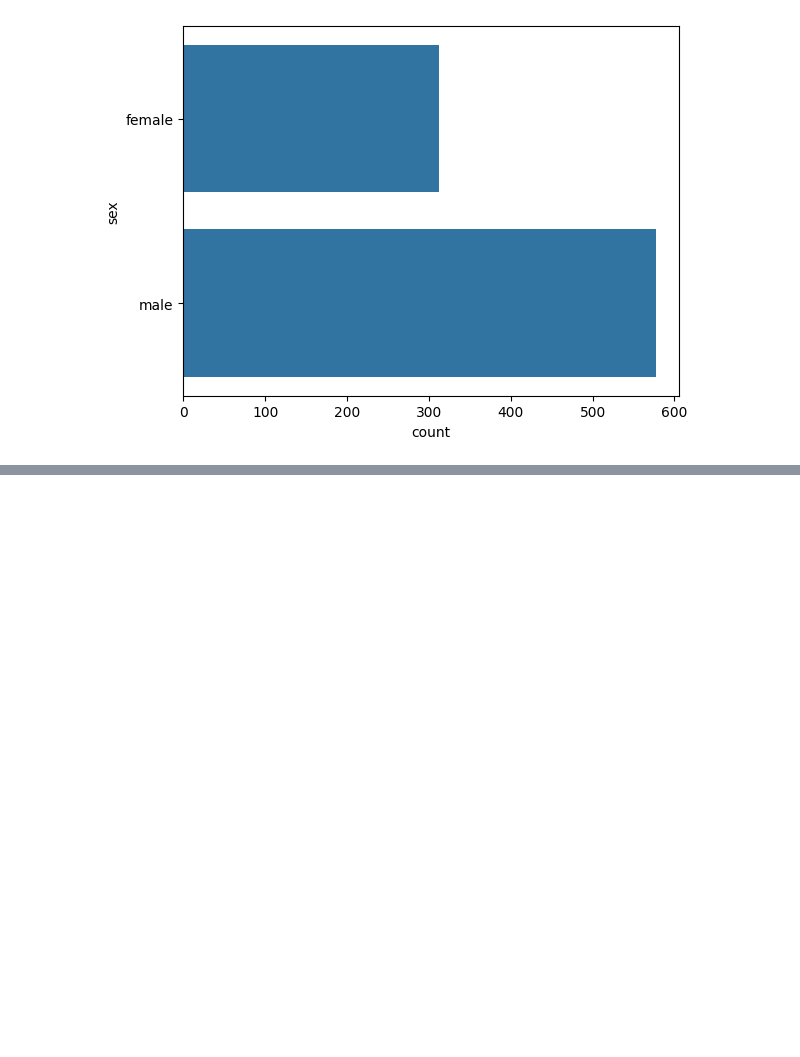
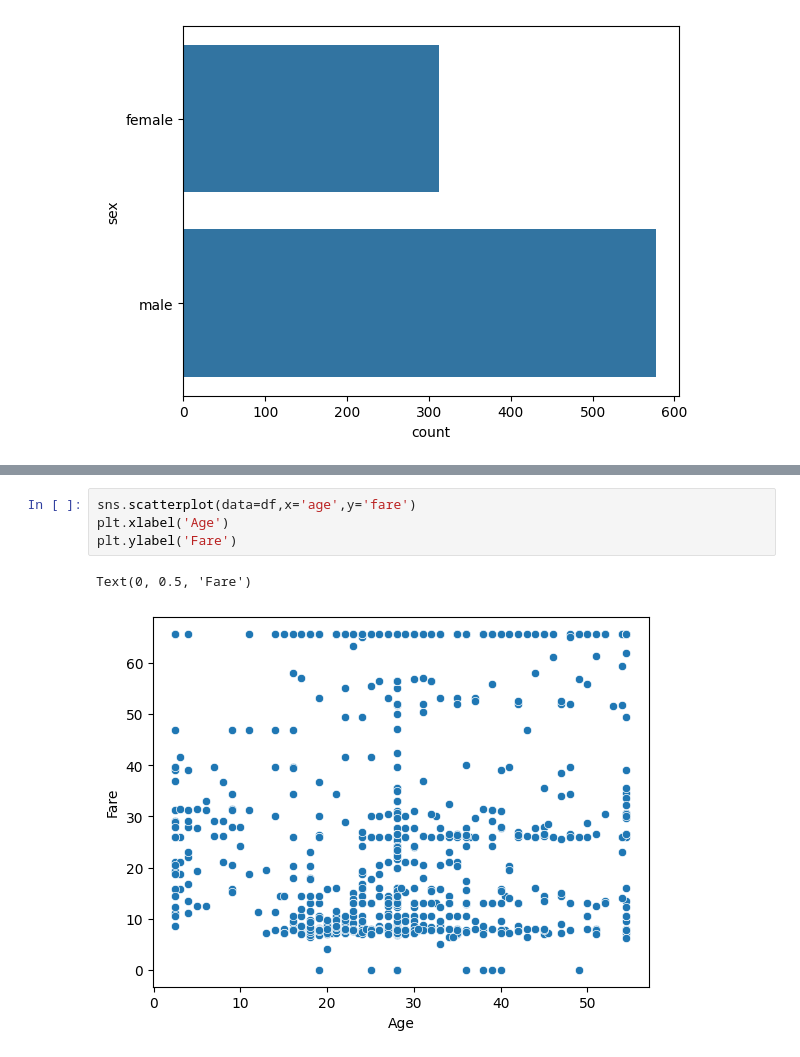
Before and after one commit to MohamadElnomrossie/AI-Tanafos, a Jupyter notebook: math/titanic.ipynb, the cells around one changed output, grey strips where cells are left out. Cells and saved outputs as stored; diff of their text form; blank space fills up the shorter version.

```diff
--- a/math/titanic.ipynb
+++ b/math/titanic.ipynb
@@ -179,0 +190,7 @@ sns.countplot(y=df['sex'])
+# %%
+sns.scatterplot(data=df,x='age',y='fare')
+plt.xlabel('Age')
+plt.ylabel('Fare')
+# %% [output]
+Text(0, 0.5, 'Fare')
+[figure, added]
```
Also changed, not shown: parts of 18 cells of this notebook, 3 other files.
